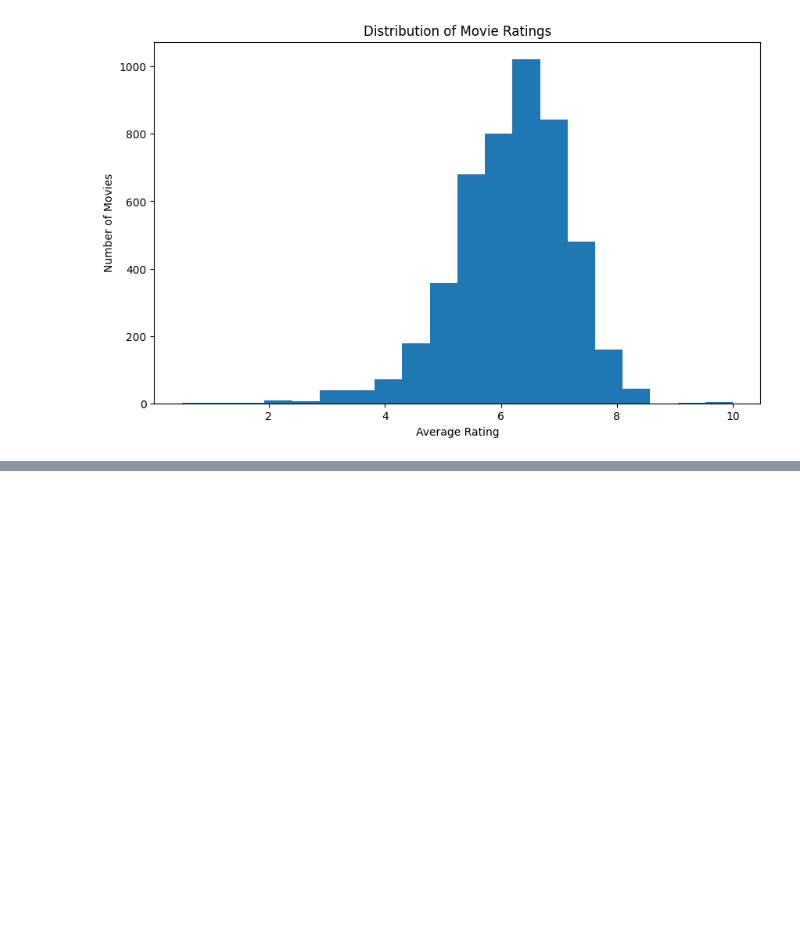
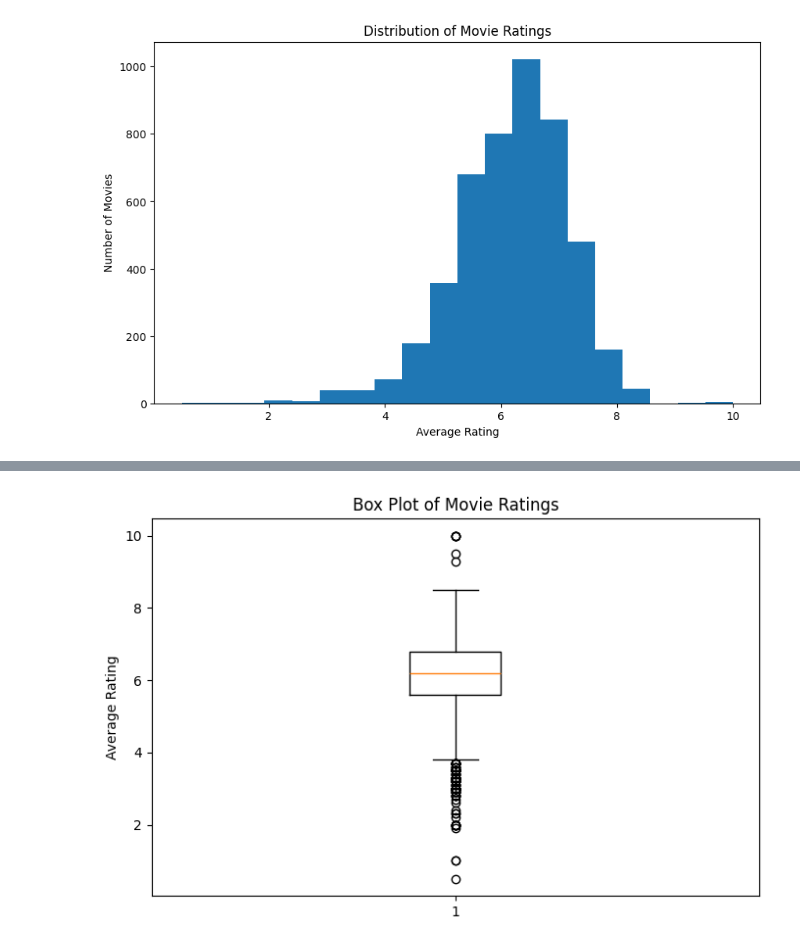
Before and after one commit to fajsef9/Movie-EDA, a Jupyter notebook: Movie_eda.ipynb, the cells around one changed output, grey strips where cells are left out. Cells and saved outputs as stored; diff of their text form; code cells hidden in the pictures; blank space fills up the shorter version.

Commit message:
EDA graphs

```diff
--- a/Movie_eda.ipynb
+++ b/Movie_eda.ipynb
@@ -584,0 +592,11 @@ plt.show()
+# %%
+plt.figure(figsize=(8, 5))
+
+plt.boxplot(movie_data["vote_average"].dropna())
+
+plt.ylabel("Average Rating")
+plt.title("Box Plot of Movie Ratings")
+movie_data["vote_average"].quantile([0.25, 0.50, 0.75])
+plt.show()
+# %% [output]
+[figure, added]
```
Also changed, not shown: parts of 13 cells of this notebook.
